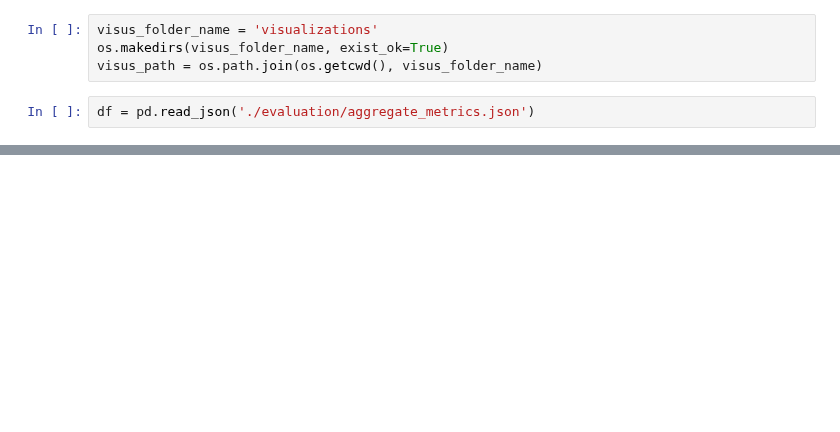
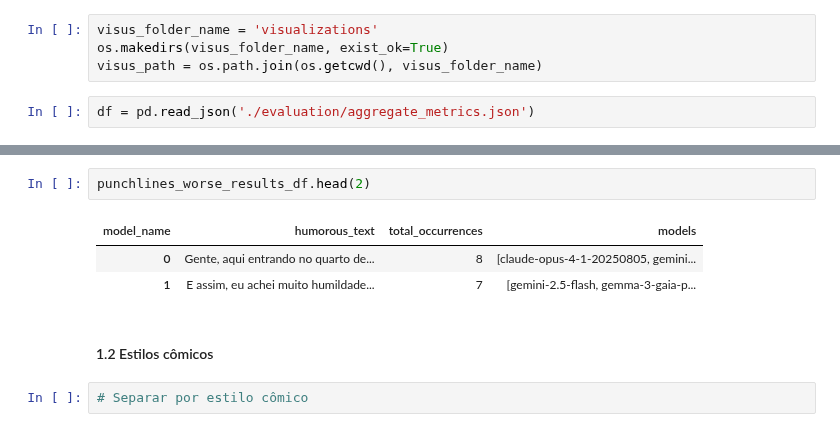
Before and after one commit to llm-pt-ibm/brazilian_northeast_humor_benchmark, a Jupyter notebook: results_exploration.ipynb, the cells around one changed output, grey strips where cells are left out. Saved outputs shown, nothing was run; the diff lists cells and outputs as text; blank space fills up the shorter version.

```diff
--- a/results_exploration.ipynb
+++ b/results_exploration.ipynb
@@ -183,0 +264,10 @@ graph_all_models_per_style(model_names)
+# %%
+punchlines_worse_results_df.head(2)
+# %% [output]
+| model_name | humorous_text | total_occurrences | models |
+| 0 | Gente, aqui entrando no quarto de... | 8 | [claude-opus-4-1-20250805, gemini... |
+| 1 | E assim, eu achei muito humildade... | 7 | [gemini-2.5-flash, gemma-3-gaia-p... |
+# %% [markdown]
+#### 1.2 Estilos cômicos
+# %%
+# Separar por estilo cômico
```
Also changed, not shown: parts of 9 cells of this notebook.
